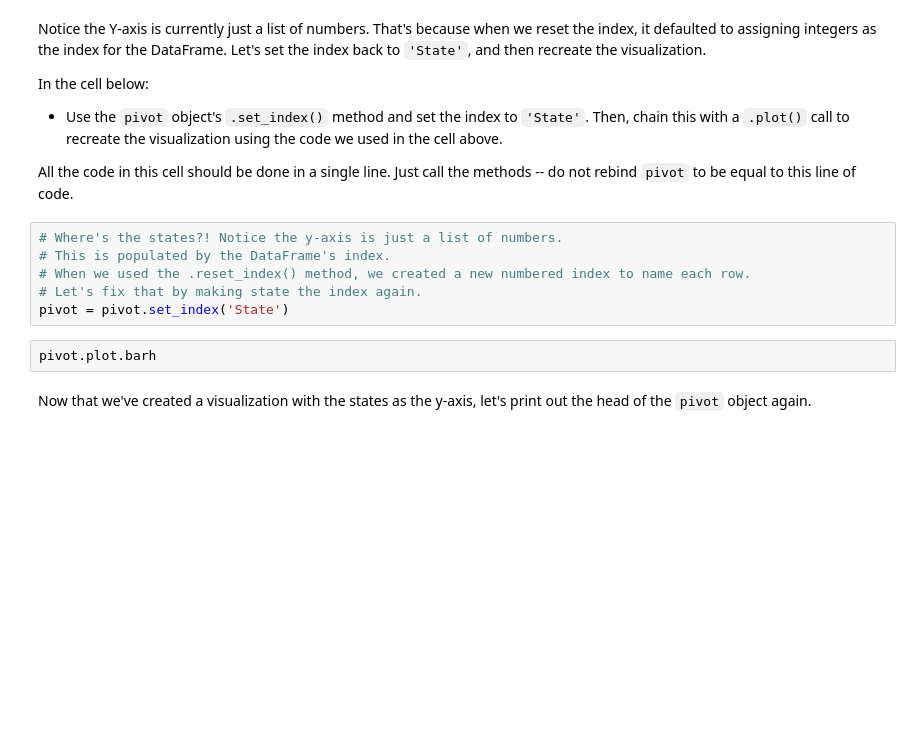
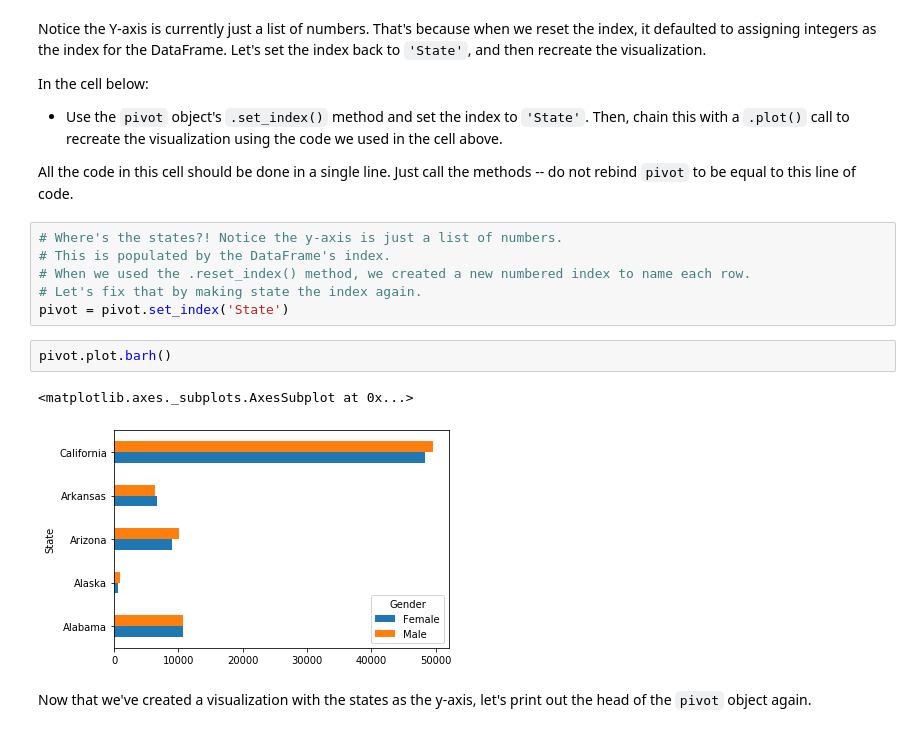
Before and after one commit to gywooo1/dsc-pivot-tables-pandas-lab-hbs-ds-060120, a Jupyter notebook: index.ipynb, the cells around one changed output. Drawn from its saved outputs; the diff is of its cells as text; blank space fills up the shorter version.

```diff
--- a/index.ipynb
+++ b/index.ipynb
@@ -434,7 +434,10 @@ All the code in this cell should be done in a single line.  Just call the method
 # Let's fix that by making state the index again.
 pivot = pivot.set_index('State')
 # %%
-pivot.plot.barh
+pivot.plot.barh()
+# %% [output]
+<matplotlib.axes._subplots.AxesSubplot at 0x...>
+[figure, added]
 # %% [markdown]
 Now that we've created a visualization with the states as the y-axis, let's print out the head of the `pivot` object again.
 # %%
```
